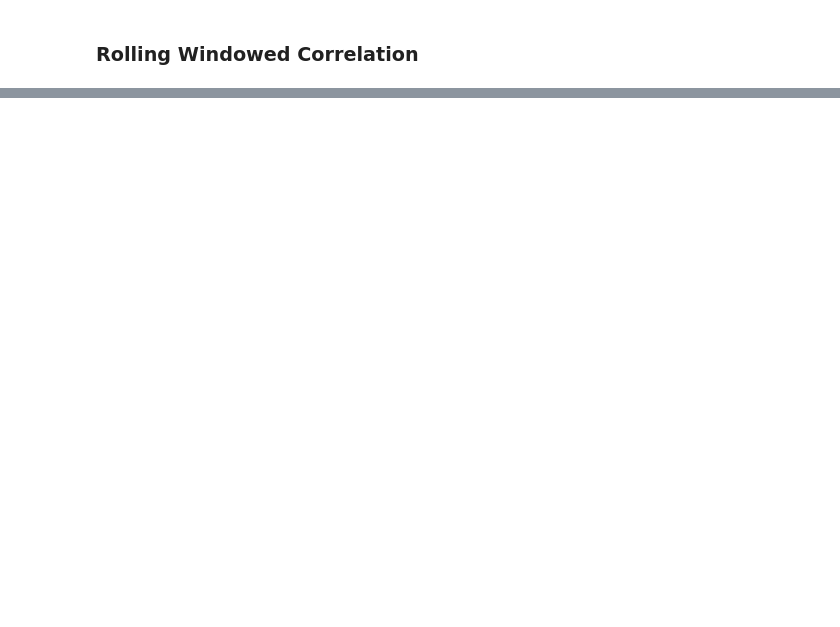
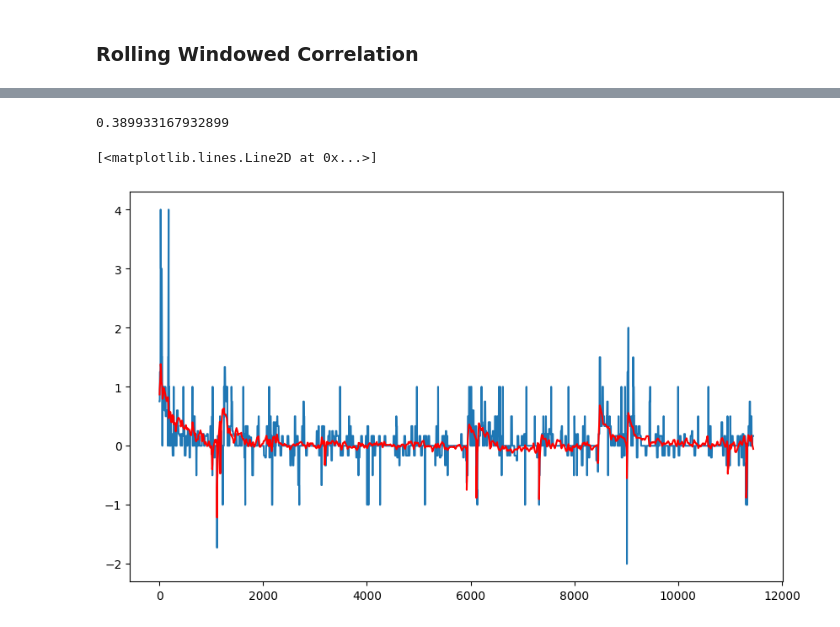
Before and after one commit to rei289/Marathon-Simulation, a Jupyter notebook: IndividualRuns.ipynb, the cells around one changed output, grey strips where cells are left out. Saved outputs shown, nothing was run; the diff lists cells and outputs as text; code cells hidden in the pictures; blank space fills up the shorter version.

Commit message:
starting to look into different machine learning models

```diff
--- a/IndividualRuns.ipynb
+++ b/IndividualRuns.ipynb
@@ -290,8 +299,9 @@ from statsmodels.api import OLS, add_constant
 analyzable_columns = [
     # "time_s",
     "distance_m",
+    "pace_efficiency",
     "heartrate_bpm",
-    # "altitude_m",
+    "altitude_m",
     "diff_altitude_m",
     # "stride_length_m",
     "velocity_mps",
@@ -308,10 +318,12 @@ analyzable_columns = [
 # x = data["grade_percent"]
 x = data[analyzable_columns]
 # y = data['pace_efficiency']
+# y = data['diff_pace_efficiency']
 # y = data['acceleration_mps2']
+# y = data['acceleration_shift_mps2']
 y = data['diff_heartrate_bpm']
-# y = data['pace_efficiency'].tolist()
+# y = data["diff_heartrate_shift_bpm"]
 X = add_constant(x)
 
 model = OLS(y, X).fit()
-print(model.summary())
+# print(model.summary())
@@ -318,3 +348,24 @@ print(model.summary())
+# %%
+# Elastic Net Regression
+from sklearn.linear_model import ElasticNet
+
+# Define the model
+model = ElasticNet(alpha=0.01, l1_ratio=0.5, max_iter=10000)  # Adjust alpha and l1_ratio as needed
+# Fit the model
+model.fit(x, y)
+# predict pace efficiency based on the model
+y_pred = model.predict(x)
+
+print(model.score(x, y))
+# # Plot the data and the fitted line
+plt.figure(figsize=(10, 6))
+plt.plot(data["distance_m"], y, label='Data Points')
+# plt.scatter(data["distance_m"], y, label='Data Points')
+plt.plot(data["distance_m"], y_pred, color='red', label='Fitted Line')
+# %% [output]
+0.389933167932899
+[<matplotlib.lines.Line2D at 0x...>]
+[figure, added]
 # %%
 # predict pace efficiency based on the model
 y_pred = model.predict(X)
```
Also changed, not shown: parts of 10 cells of this notebook, 1 other file.
